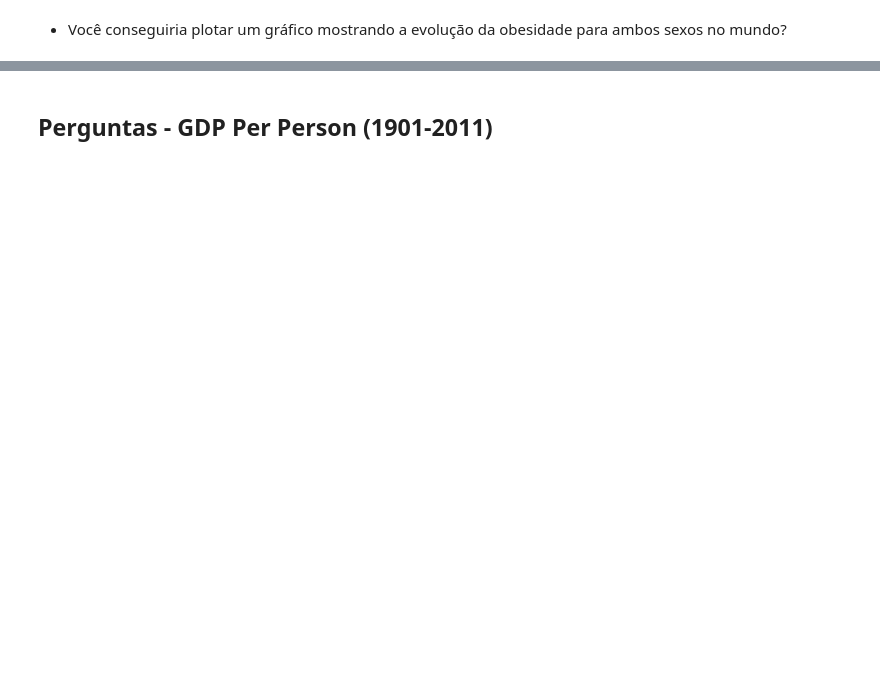
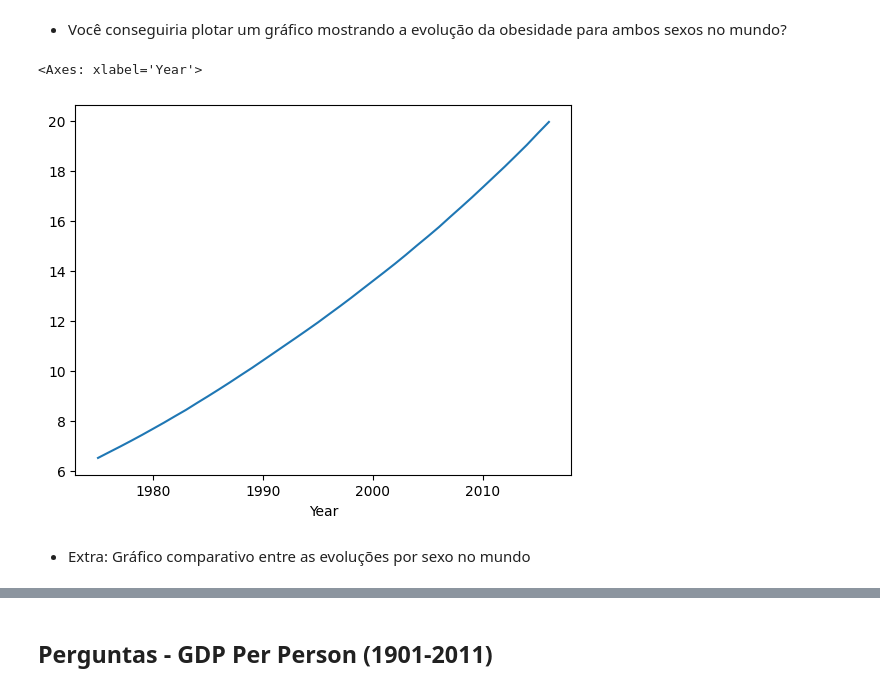
Before and after one commit to Lpins01/Asimov-Academy, a Jupyter notebook: Analise de Dados/1. Analisando Dados com Pandas & SQL/Análise de dados de obesidade mundial e PIB per capita/projeto-analise-de-dados.ipynb, the cells around one changed output, grey strips where cells are left out. Drawn from its saved outputs; the diff is of its cells as text; code cells hidden in the pictures; blank space fills up the shorter version.

```diff
--- a/Analise de Dados/1. Analisando Dados com Pandas & SQL/Análise de dados de obesidade mundial e PIB per capita/projeto-analise-de-dados.ipynb
+++ b/Analise de Dados/1. Analisando Dados com Pandas & SQL/Análise de dados de obesidade mundial e PIB per capita/projeto-analise-de-dados.ipynb
@@ -61,0 +116,7 @@ df_both.plot()
+# %%
+df_both.groupby("Year")["Obesity"].mean().plot()
+# %% [output]
+<Axes: xlabel='Year'>
+[figure, added]
+# %% [markdown]
+- Extra: Gráfico comparativo entre as evoluções por sexo no mundo
```
Also changed, not shown: parts of 19 cells of this notebook.
